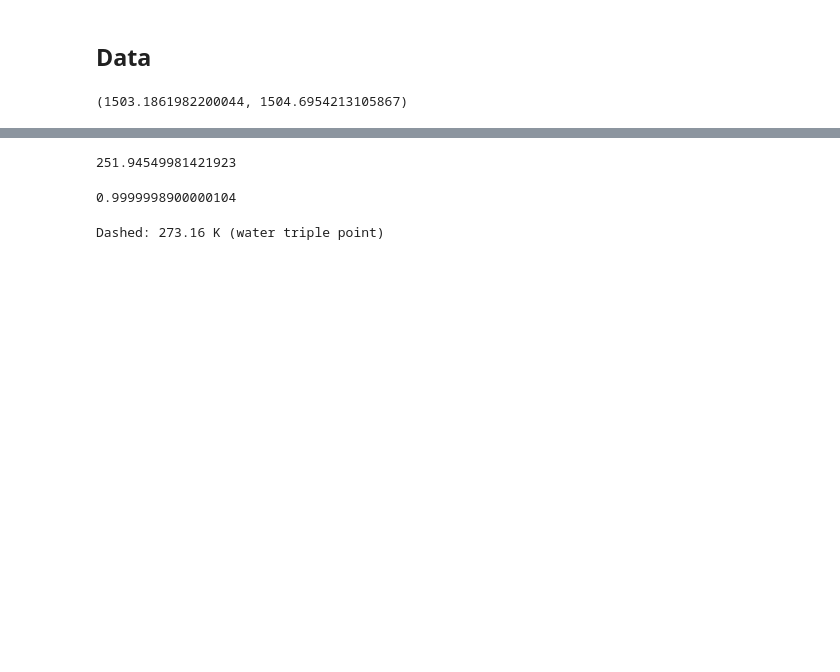
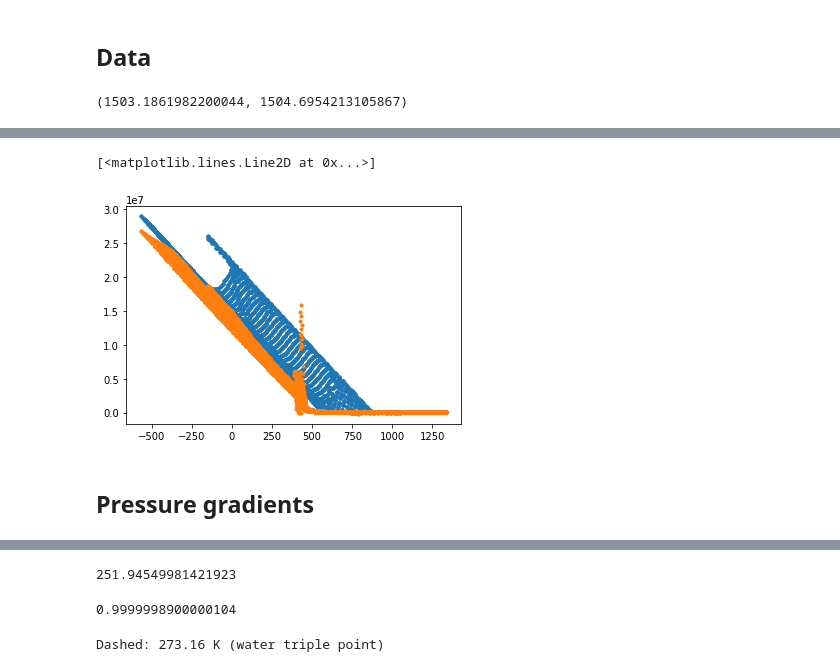
Before and after one commit to fredriclam/quail_volcano, a Jupyter notebook: scenarios/submarine/submarine_inspector_2.ipynb, the cells around one changed output, grey strips where cells are left out. Cells and saved outputs as stored; diff of their text form; code cells hidden in the pictures; blank space fills up the shorter version.

```diff
--- a/scenarios/submarine/submarine_inspector_2.ipynb
+++ b/scenarios/submarine/submarine_inspector_2.ipynb
@@ -489,0 +536,8 @@ tl = plt.title(f"Kinetic equivalent T at t = {1e3*t:.2f} ms")
+# %%
+plt.plot(x[...,1:2].ravel(), p0.ravel(), '.')
+plt.plot(x[...,1:2].ravel(), p.ravel(), '.')
+# %% [output]
+[<matplotlib.lines.Line2D at 0x...>]
+[figure, added]
+# %% [markdown]
+## Pressure gradients
```
Also changed, not shown: parts of 50 cells of this notebook, 10 other files.
